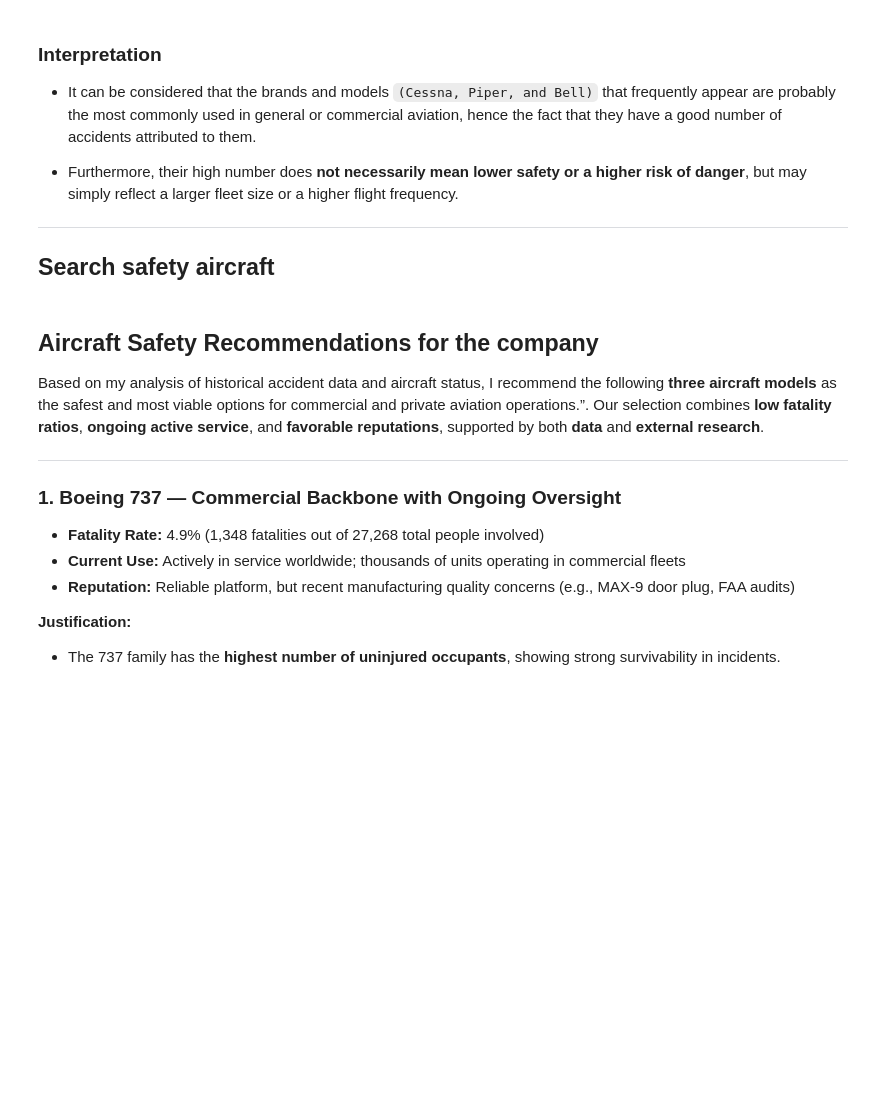
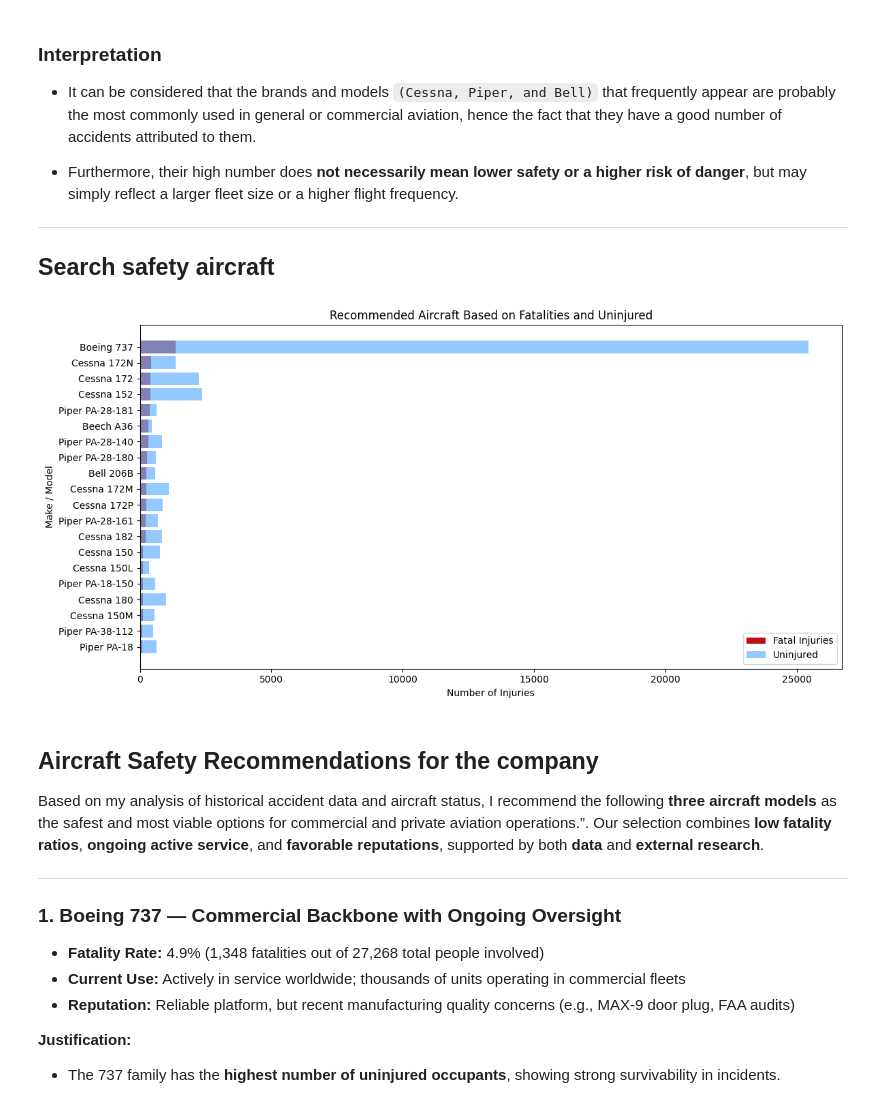
Before and after one commit to noelRockson/NTL-DS-Phase-1-Project-Template, a Jupyter notebook: Notebooks/student_working_notebook.ipynb, the cells around one changed output. Drawn from its saved outputs; the diff is of its cells as text; code cells hidden in the pictures; blank space fills up the shorter version.

Commit message:
Search Safety Aircraft

```diff
--- a/Notebooks/student_working_notebook.ipynb
+++ b/Notebooks/student_working_notebook.ipynb
@@ -249,9 +249,23 @@ plt.show()
 ## Search safety aircraft
 # %%
 # Grouping by Make_Model and summing the injuries
-recommended_aircraft = df2_top[['Make_Model','Total.Fatal.Injuries','Total.Serious.Injuries','Total.Minor.Injuries','Total.Uninjured']].groupby('Make_Model').sum().reset_index().sort_values(
-    by = ['Total.Fatal.Injuries','Total.Minor.Injuries','Total.Uninjured'],ascending= [True,False, True]
+recommended_aircraft = df2_top[['Make_Model','Total.Fatal.Injuries','Total.Uninjured']].groupby('Make_Model').sum().reset_index().sort_values(
+    by = ['Total.Fatal.Injuries','Total.Uninjured'],ascending= [True, True]
     ).head(20)
+# recommended_aircraft
+
+#Recommended Aircraft Based on fatalities and Uninjured
+fig, ax = plt.subplots(figsize=(12, 6))
+ax.barh(recommended_aircraft['Make_Model'], recommended_aircraft['Total.Fatal.Injuries'], color="#BE0F0F", label='Fatal Injuries')
+ax.barh(recommended_aircraft['Make_Model'], recommended_aircraft['Total.Uninjured'], color='#66b3ff', label='Uninjured', alpha=0.7)
+ax.set_xlabel('Number of Injuries')
+ax.set_ylabel('Make / Model')
+ax.set_title('Recommended Aircraft Based on Fatalities and Uninjured')
+ax.legend()
+plt.tight_layout()
+plt.show()
+# %% [output]
+[figure, added]
 # %% [markdown]
 ## Aircraft Safety Recommendations for the company
 
```
Also changed, not shown: parts of 1 cell of this notebook.
